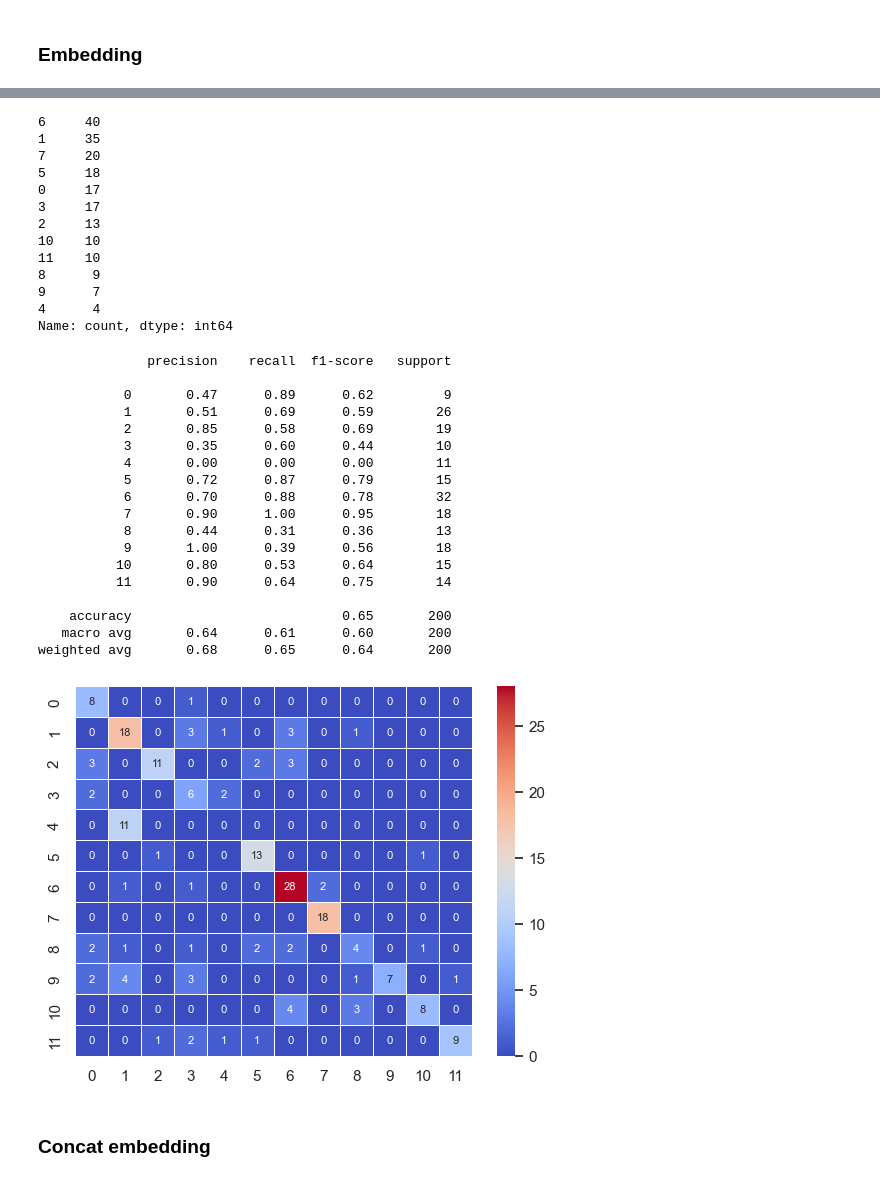
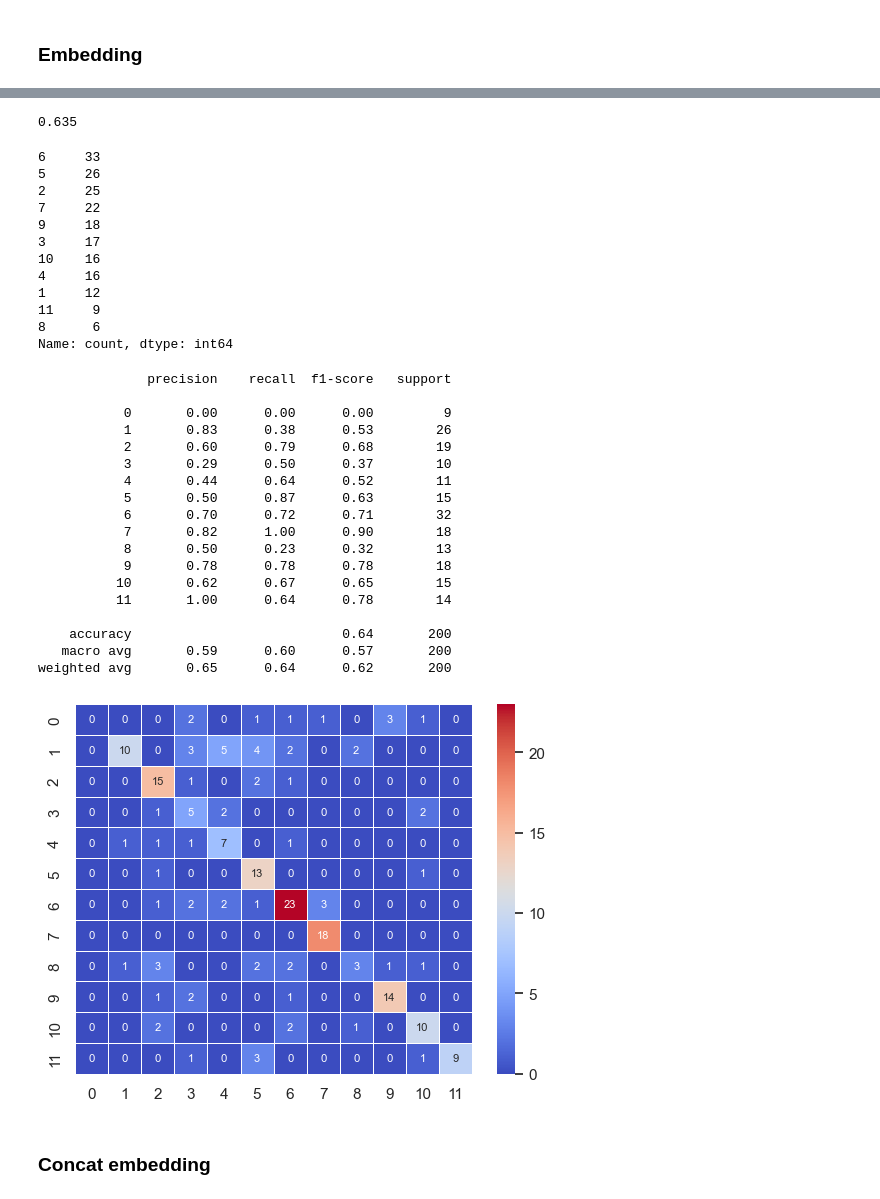
Before and after one commit to baptlem/sentence_classification, a Jupyter notebook: matthias_notebook.ipynb, the cells around one changed output, grey strips where cells are left out. Cells and saved outputs as stored; diff of their text form; code cells hidden in the pictures.

```diff
--- a/matthias_notebook.ipynb
+++ b/matthias_notebook.ipynb
@@ -70,4 +285,10 @@ highest_indices = np.argsort(results)[:,-3:]
 # %%
+vectorizer = TfidfVectorizer()
+X = vectorizer.fit_transform(df_train_plus.loc[:,"sentences"])
+
+query_vec = vectorizer.transform(df_test.loc[:,"sentences"])
+results = cosine_similarity(X,query_vec).transpose()
+highest_indices = np.argsort(results)[:,-25:]
 result = []
 for i in range(len(highest_indices)):
     highest_indices[i] = df_train_plus.loc[highest_indices[i],'labels']
@@ -195,15 +416,16 @@ plt.show()
 ### Embedding
 # %%
 from sentence_transformers import SentenceTransformer
-model = SentenceTransformer('sentence-transformers/all-MiniLM-L6-v2')
+model = SentenceTransformer(embedding)
 # %%
+# batch_size=12, normalize_embeddings=True
 embeddings_test = model.encode(list(df_test["sentences"]))
 embedding_train = model.encode(list(df_train_plus['sentences']))
 
-results = cosine_similarity(embedding_train,embeddings_test).transpose()
+results1 = cosine_similarity(embedding_train,embeddings_test).transpose()
 # %%
-highest_indices = np.argsort(results)[:,-5:]
-result = []
+highest_indices = np.argsort(results1)[:,-25:]
+result1 = []
 for i in range(len(highest_indices)):
     highest_indices[i] = df_train_plus.loc[highest_indices[i],'labels']
-    result.append(most_common_element(highest_indices[i]))
+    result1.append(most_common_element(highest_indices[i]))
@@ -217,50 +432,53 @@ Name: count, dtype: int64
+# %%
+np.mean(result1==df_test.labels)
+# %% [output]
+0.635
 # %%
-pd.Series(result).value_counts()
+pd.Series(result1).value_counts()
 # %% [output]
-6     40
-1     35
-7     20
-5     18
-0     17
+6     33
+5     26
+2     25
+7     22
+9     18
 3     17
-2     13
-10    10
-11    10
-8      9
-9      7
-4      4
+10    16
+4     16
+1     12
+11     9
+8      6
 Name: count, dtype: int64
 # %%
-report = classification_report(df_test.loc[:,"labels"],pd.Series(result))
+report = classification_report(df_test.loc[:,"labels"],pd.Series(result1))
 print(report)
 # %% [output]
               precision    recall  f1-score   support
 
-           0       0.47      0.89      0.62         9
-           1       0.51      0.69      0.59        26
-           2       0.85      0.58      0.69        19
-           3       0.35      0.60      0.44        10
-           4       0.00      0.00      0.00        11
-           5       0.72      0.87      0.79        15
-           6       0.70      0.88      0.78        32
-           7       0.90      1.00      0.95        18
-           8       0.44      0.31      0.36        13
-           9       1.00      0.39      0.56        18
-          10       0.80      0.53      0.64        15
-          11       0.90      0.64      0.75        14
+           0       0.00      0.00      0.00         9
+           1       0.83      0.38      0.53        26
+           2       0.60      0.79      0.68        19
+           3       0.29      0.50      0.37        10
+           4       0.44      0.64      0.52        11
+           5       0.50      0.87      0.63        15
+           6       0.70      0.72      0.71        32
+           7       0.82      1.00      0.90        18
+           8       0.50      0.23      0.32        13
+           9       0.78      0.78      0.78        18
+          10       0.62      0.67      0.65        15
+          11       1.00      0.64      0.78        14
 
-    accuracy                           0.65       200
-   macro avg       0.64      0.61      0.60       200
-weighted avg       0.68      0.65      0.64       200
+    accuracy                           0.64       200
+   macro avg       0.59      0.60      0.57       200
+weighted avg       0.65      0.64      0.62       200
 # %%
-cm = confusion_matrix(df_test.loc[:,"labels"],pd.Series(result))
+cm = confusion_matrix(df_test.loc[:,"labels"],pd.Series(result1))
 df_cm = pd.DataFrame(cm, index=list(range(12)), columns=list(range(12)))
 
 sn.set(font_scale=1)
 sn.heatmap(df_cm, annot=True, annot_kws={"size": 8}, cmap='coolwarm', linewidth=0.5)
 plt.show()
 # %% [output]
-[figure, old version]
+[figure, new version]
 # %% [markdown]
 ### Concat embedding
 # %%
```
Also changed, not shown: parts of 38 cells of this notebook, 4 other files.
